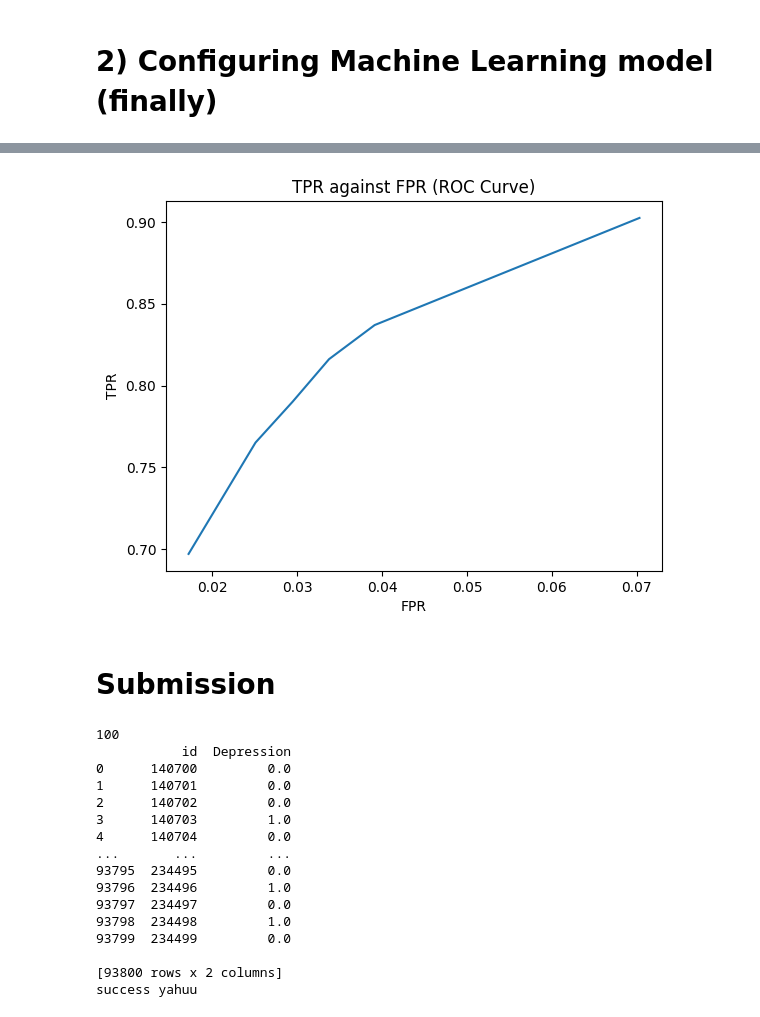
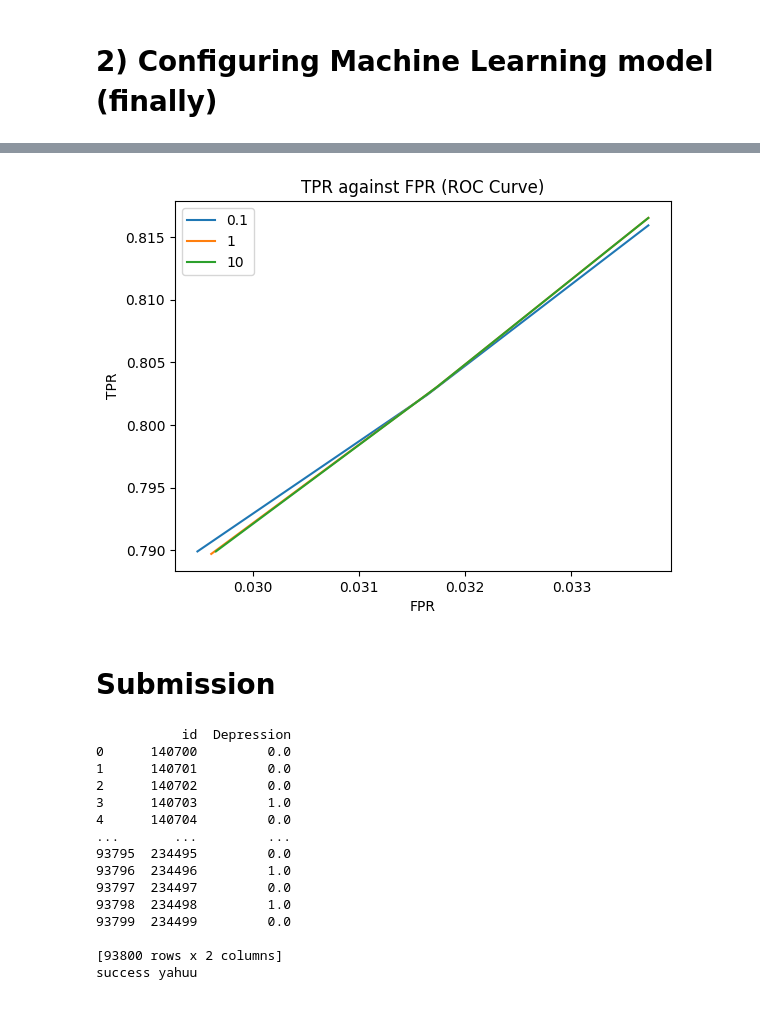
Before and after one commit to milkbottledude/Kaggle-Depressed_Machine_Learning, a Jupyter notebook: depressed-machine-learning.ipynb, the cells around one changed output, grey strips where cells are left out. Drawn from its saved outputs; the diff is of its cells as text; code cells hidden in the pictures.

Commit message:
Version 32: horsed around with different C values for ROC curve, no insightful observations

```diff
--- a/depressed-machine-learning.ipynb
+++ b/depressed-machine-learning.ipynb
@@ -270,8 +270,8 @@ test_data = test_data.drop(['CareerHours_to_Sleep', 'satisfaction_per_financials
 # Version 31 dealing with feature correlation
 correlation_matrix = train_data.corr()
 # print(correlation_matrix)
-train_data = train_data.drop(['Have you ever had suicidal thoughts ?_No','Family History of Mental Illness_No'], axis=1)
-test_data = test_data.drop(['Have you ever had suicidal thoughts ?_No', 'Family History of Mental Illness_No'], axis=1)
+train_data = train_data.drop(['Have you ever had suicidal thoughts ?_No','Family History of Mental Illness_No', 'Working Professional or Student_Student'], axis=1)
+test_data = test_data.drop(['Have you ever had suicidal thoughts ?_No', 'Family History of Mental Illness_No', 'Working Professional or Student_Student'], axis=1)
 # %% [output]
 25567
 [figure]
@@ -289,6 +289,7 @@ y = train_data['Depression']
 from sklearn.preprocessing import StandardScaler, MinMaxScaler
 scaler = StandardScaler()
 X = scaler.fit_transform(X)
+X = pd.DataFrame(X, columns=columnnames)
 
 # splitting up the training data further to get a mock test dataset
 from sklearn.model_selection import train_test_split
@@ -297,46 +298,59 @@ X_train, X_test, y_train, y_test = train_test_split(X, y, test_size=0.2, random_
 # to start, lets try a simple Logistic Regression classification model with just 1 custom hyperparam
 from sklearn.linear_model import LogisticRegression
 
-model = LogisticRegression(random_state=0, max_iter=150, penalty='l2', C=0.1) # Version 25: introducing l2 regularization
+model = LogisticRegression(random_state=0, max_iter=200, penalty='l2', C=0.1) # Version 25: introducing l2 regularization
 model.fit(X_train, y_train)
 # predictions = model.predict(X_test)
 
 # looping thru different threshold values to get coords for roc curve
 from sklearn.metrics import accuracy_score, confusion_matrix
-TPRvalues = []
-FPRvalues = []
-for threshold in [0.25, 0.45, 0.5, 0.55, 0.6, 0.7]:
-    y_probs = model.predict_proba(X_test)[:, 1]  # Probabilities for the positive class
-    predictions = (y_probs >= threshold).astype(int)
-    cm = confusion_matrix(y_test, predictions)
-    # Extract TP, FP, TN, FN from the confusion matrix
-    TP = cm[1, 1]  # True Positives
-    TN = cm[0, 0]  # True Negatives
-    FP = cm[0, 1]  # False Positives
-    FN = cm[1, 0]  # False Negatives
+yaxis = []
+xaxis= []
+cs = [0.1, 1, 10]
+for cvalue in cs:
+    model = LogisticRegression(random_state=0, max_iter=900, penalty='l2', C=cvalue) # Version 25: introducing l2 regularization
+    model.fit(X_train, y_train)
+    TPRvalues = []
+    FPRvalues = []
+    thresholds = [0.5, 0.525, 0.55]
+    for threshold in thresholds:
+        y_probs = model.predict_proba(X_test)[:, 1]  # Probabilities for the positive class
+        predictions = (y_probs >= threshold).astype(int)
+        cm = confusion_matrix(y_test, predictions)
+        # Extract TP, FP, TN, FN from the confusion matrix
+        TP = cm[1, 1]  # True Positives
+        TN = cm[0, 0]  # True Negatives
+        FP = cm[0, 1]  # False Positives
+        FN = cm[1, 0]  # False Negatives
 
-    # Calculate True Positive Rate (TPR) and False Positive Rate (FPR)
-    TPR = TP / (TP + FN)
-    FPR = FP / (FP + TN)
+        # Calculate True Positive Rate (TPR) and False Positive Rate (FPR)
+        TPR = TP / (TP + FN)
+        FPR = FP / (FP + TN)
 
-    TPRvalues.append(TPR)
-    FPRvalues.append(FPR)
-    accuracy = accuracy_score(y_test, predictions)
-    print(f'Threshold: {threshold}, TPR: {TPR}, FPR: {FPR}, Accuracy: {str(accuracy)[:7]}')
+        TPRvalues.append(TPR)
+        FPRvalues.append(FPR)
+        accuracy = accuracy_score(y_test, predictions)
+        if accuracy >= 0.9392:
+            print(f'Threshold: {threshold}, TPR: {TPR}, FPR: {FPR}, Accuracy: {str(accuracy)[:7]}')
+    yaxis.append(TPRvalues)
+    xaxis.append(FPRvalues)
 
 # plotting ROC curve now
 import matplotlib.pyplot as plt
-plt.plot(FPRvalues, TPRvalues)
+for i in range(len(yaxis)):
+    plt.plot(xaxis[i], yaxis[i], label=str(cs[i]))
+# plt.xlim(0.03, 0.036)
+# plt.ylim(0.78, 0.82)
 plt.xlabel('FPR')
 plt.ylabel('TPR')
 plt.title('TPR against FPR (ROC Curve)')
+plt.legend()
 plt.show()
 
-# # the portion below about coefficients are not relevant to randomforestclassifiers
-# # seeing which features were most influential during model training by looking at variables coefficients
-# coefficients = model.coef_
-# coefficients = coefficients.flatten()
-# feat_impt = pd.DataFrame(abs(coefficients), index=columnnames, columns=["abs coefficient"])
-# feat_impt = feat_impt.sort_values(by='abs coefficient', ascending=False)
-# print(feat_impt.head(60))
+# # taking a closer look at the test_data which the predictor got wrong
+# X_test['actual'] = y_test
+# wrong = X_test[predictions != y_test]
+# pd.set_option('display.max_columns', None)
+# for row in range(len(wrong)):
+#     print(wrong.iloc[row])
 # %% [output]
@@ -350,11 +361,12 @@ Threshold: 0.7, TPR: 0.6970839119222376, FPR: 0.0172301831248106, Accuracy: 0.93
-[figure, old version]
+[figure, new version]
 # %% [markdown]
 # Submission
 # %%
 model.fit(X, y)
 test_data = test_data.drop('Depression', axis=1)
-print(len(test_data.columns))
+cols = test_data.columns
 test_data = scaler.fit_transform(test_data)
+test_data = pd.DataFrame(test_data, columns=cols)
 pred = model.predict(test_data)
 
 # creating submission Dataframe
@@ -363,7 +375,6 @@ print(output)
 output.to_csv('submission.csv', index=False)
 print('success yahuu')
 # %% [output]
-100
            id  Depression
 0      140700         0.0
 1      140701         0.0
```
Also changed, not shown: parts of 1 cell of this notebook.
